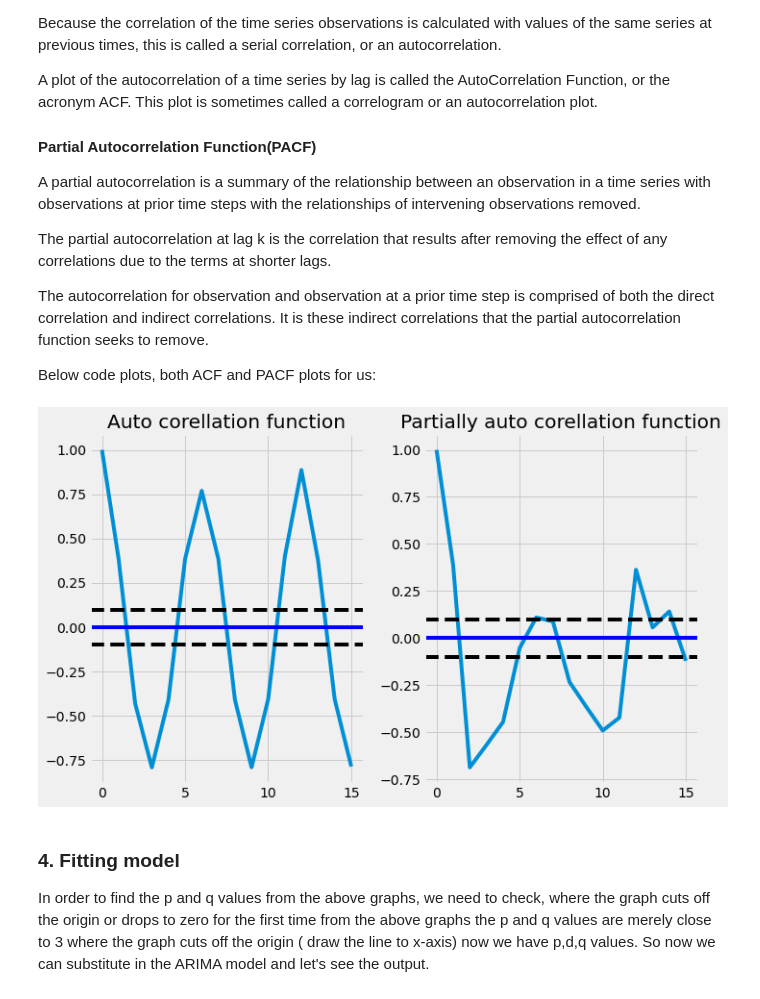
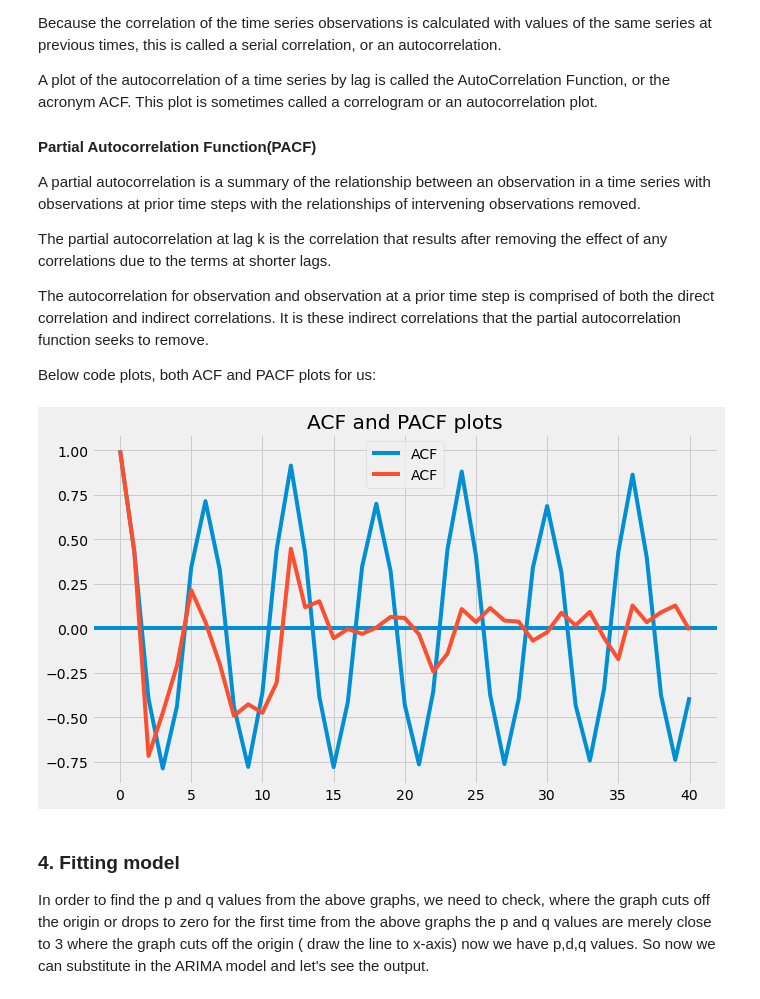
Before and after one commit to lalit-kumr/time_series, a Jupyter notebook: predict-electricity-consumption-diff.ipynb, the cells around one changed output. Saved outputs shown, nothing was run; the diff lists cells and outputs as text; code cells hidden in the pictures.

```diff
--- a/predict-electricity-consumption-diff.ipynb
+++ b/predict-electricity-consumption-diff.ipynb
@@ -417,27 +389,22 @@ The autocorrelation for observation and observation at a prior time step is comp
 
 
 Below code plots, both ACF and PACF plots for us:
-# %%
-from statsmodels.tsa.stattools import acf,pacf
-# we use d value here(data_log_shift)
-acf = acf(df_log_diff, nlags=15)
-pacf= pacf(df_log_diff, nlags=15,method='ols')#plot PACF
-plt.subplot(121)
-plt.plot(acf)
-plt.axhline(y=0,linestyle='-',color='blue')
-plt.axhline(y=-1.96/np.sqrt(len(df_log_diff)),linestyle='--',color='black')
-plt.axhline(y=1.96/np.sqrt(len(df_log_diff)),linestyle='--',color='black')
-plt.title('Auto corellation function')
-plt.tight_layout()#plot ACF
-plt.subplot(122)
-plt.plot(pacf)
-plt.axhline(y=0,linestyle='-',color='blue')
-plt.axhline(y=-1.96/np.sqrt(len(df_log_diff)),linestyle='--',color='black')
-plt.axhline(y=1.96/np.sqrt(len(df_log_diff)),linestyle='--',color='black')
-plt.title('Partially auto corellation function')
-plt.tight_layout()
-# %% [output]
-[figure, removed]
+# %%
+from statsmodels.tsa.stattools import acf,pacf
+
+acf_1 = acf(df_log_diff )#find ACF
+pacf_1= pacf(df_log_diff)#find PACF
+# plot ACF
+plt.plot(acf_1,label='ACF')
+plt.axhline(y=0)
+#plot PACF
+plt.plot(pacf_1,label='ACF')
+# plot title
+plt.title('ACF and PACF plots')
+plt.legend()
+plt.show()
+# %% [output]
+[figure, added]
 # %% [markdown]
 ### 4. Fitting model
 
```
Also changed, not shown: parts of 18 cells of this notebook.
